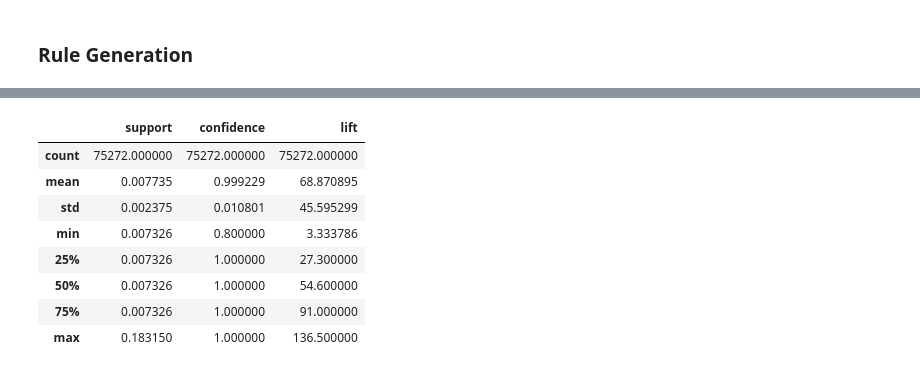
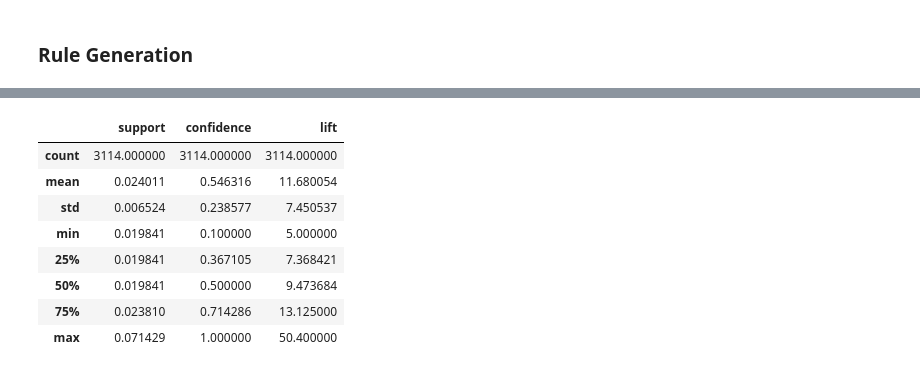
Before and after one commit to 1carew1/instacart_investigation, a Jupyter notebook: Assignment_2_ARM.ipynb, the cells around one changed output, grey strips where cells are left out. Cells and saved outputs as stored; diff of their text form; code cells hidden in the pictures.

```diff
--- a/Assignment_2_ARM.ipynb
+++ b/Assignment_2_ARM.ipynb
@@ -159,0 +194,5 @@ products_ordered_total.head()
+# %%
+# For support values
+min_support = round(min_desired_times_ordered/order_total_remaining, 4)
+print("Minimum times ordered to be considered :", min_desired_times_ordered)
+print("Minimum Support :", min_support)
@@ -178,4 +220,6 @@ te_df.head()
 # %%
-a = apriori(te_df, min_support=0.1,use_colnames=True).sort_values(by='support',ascending=False)
-a.head()
+frequent_itemsets = (apriori(te_df, min_support=min_support,use_colnames=True)
+     .sort_values(by='support',ascending=False))
+print("Number of frequent itemsets generated via Apriori with over ", min_support, " support :" , frequent_itemsets.shape[0])
+frequent_itemsets.head()
 # %% [output]
@@ -209,7 +241,2 @@ plt.show()
 # %% [markdown]
 ### Rule Generation
-# %%
-frequent_itemsets = apriori(te_df, min_support=0.006,use_colnames=True)
-rules = association_rules(frequent_itemsets, metric="confidence", min_threshold=0.8)
-print ("Generated {:,} rules".format(len(rules)))
-rules.head()
@@ -223,0 +245,6 @@ Generated 75,272 rules
+# %%
+min_lift = 5
+lift_rules = (association_rules(frequent_itemsets, metric="lift", min_threshold=min_lift)
+        .sort_values(by=['confidence', 'support'],ascending=False))
+print ("Number of Generated Rules via lift :", lift_rules.shape[0], " min value of lift : ", min_lift)
+lift_rules.head()
@@ -224,13 +275,13 @@ Generated 75,272 rules
 # %%
 # get stats on objective measures
-rules[["support","confidence", "lift"]].describe()
+lift_rules[["support","confidence", "lift"]].describe()
 # %% [output]
 |  | support | confidence | lift |
-| count | 75272.000000 | 75272.000000 | 75272.000000 |
-| mean | 0.007735 | 0.999229 | 68.870895 |
-| std | 0.002375 | 0.010801 | 45.595299 |
-| min | 0.007326 | 0.800000 | 3.333786 |
-| 25% | 0.007326 | 1.000000 | 27.300000 |
-| 50% | 0.007326 | 1.000000 | 54.600000 |
-| 75% | 0.007326 | 1.000000 | 91.000000 |
-| max | 0.183150 | 1.000000 | 136.500000 |
+| count | 3114.000000 | 3114.000000 | 3114.000000 |
+| mean | 0.024011 | 0.546316 | 11.680054 |
+| std | 0.006524 | 0.238577 | 7.450537 |
+| min | 0.019841 | 0.100000 | 5.000000 |
+| 25% | 0.019841 | 0.367105 | 7.368421 |
+| 50% | 0.019841 | 0.500000 | 9.473684 |
+| 75% | 0.023810 | 0.714286 | 13.125000 |
+| max | 0.071429 | 1.000000 | 50.400000 |
```
Also changed, not shown: parts of 25 cells of this notebook.
